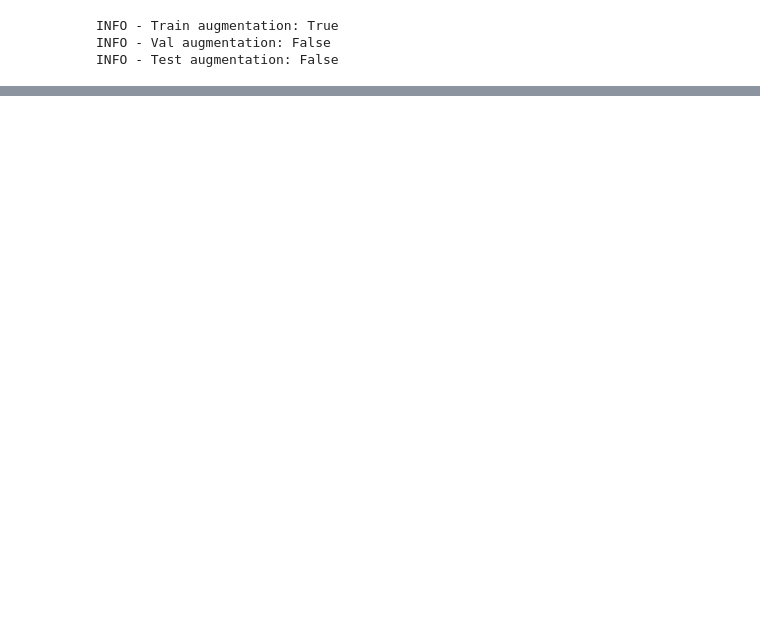
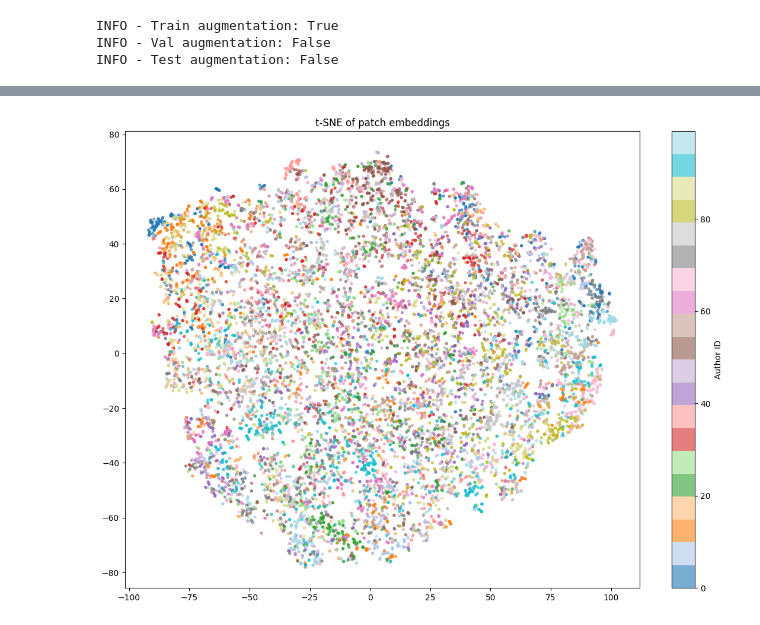
Before and after one commit to dmaman86/author-handwriting-recog, a Jupyter notebook: notebooks/code_100.ipynb, the cells around one changed output, grey strips where cells are left out. Drawn from its saved outputs; the diff is of its cells as text; code cells hidden in the pictures; blank space fills up the shorter version.

```diff
--- a/notebooks/code_100.ipynb
+++ b/notebooks/code_100.ipynb
@@ -834,0 +401,18 @@ logger.info(f"Author-level accuracy: {accuracy:.4f}")
+# %%
+test_gen = DataGenerator(
+    data=subset['test'].data,
+    shuffle=False
+)
+# %%
+all_embeddings: list[np.ndarray] = []
+all_author_ids: list[np.ndarray] = []
+
+for i in range(len(test_gen)):
+    X, y = test_gen[i]
+
+    emb = cnn_evaluator.embedding_model.predict(X, verbose=0)
+    all_embeddings.append(emb)
+    all_author_ids.append(y)
+
+embeddings = np.concatenate(all_embeddings, axis=0)   # (N, D)
+author_ids = np.concatenate(all_author_ids, axis=0)   # (N,)
@@ -834,0 +653,27 @@ logger.info(f"Author-level accuracy: {accuracy:.4f}")
+# %%
+from sklearn.manifold import TSNE
+import matplotlib.pyplot as plt
+
+tsne = TSNE(
+    n_components=2,
+    perplexity=30,
+    max_iter=1000,
+    random_state=42,
+)
+
+emb_2d = tsne.fit_transform(embeddings)
+
+plt.figure(figsize=(14, 10))
+plt.scatter(
+    emb_2d[:, 0],
+    emb_2d[:, 1],
+    c=author_ids,
+    cmap="tab20",
+    s=8,
+    alpha=0.6,
+)
+plt.colorbar(label="Author ID")
+plt.title("t-SNE of patch embeddings")
+plt.show()
+# %% [output]
+[figure, added]
```
Also changed, not shown: parts of 103 cells of this notebook, 26 other files.
